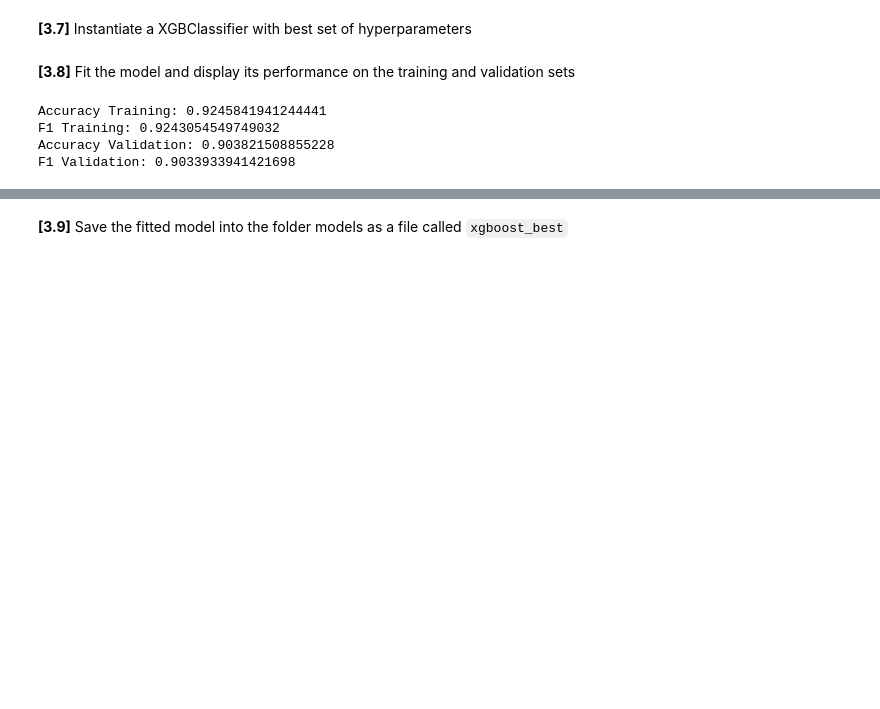
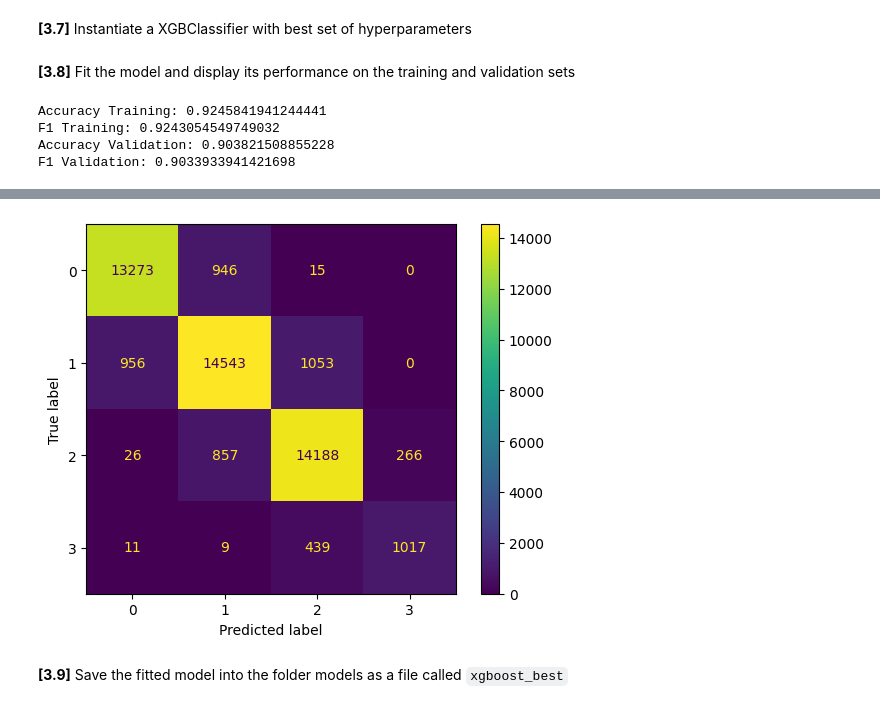
Before and after one commit to reasmey-tith/adv_mla_lab_5, a Jupyter notebook: notebooks/36120_Lab5_Ex3_Solutions.ipynb, the cells around one changed output, grey strips where cells are left out. Saved outputs shown, nothing was run; the diff lists cells and outputs as text; code cells hidden in the pictures; blank space fills up the shorter version.

```diff
--- a/notebooks/36120_Lab5_Ex3_Solutions.ipynb
+++ b/notebooks/36120_Lab5_Ex3_Solutions.ipynb
@@ -170,3 +172,12 @@ plt.show()
+# %%
+y_predsv = xgboost2.predict(X_val)
+cm = confusion_matrix(y_val, y_predsv, labels=[0, 1, 2, 3])
+disp = ConfusionMatrixDisplay(confusion_matrix=cm,
+                              display_labels=[0, 1, 2, 3])
+disp.plot()
+plt.show()
+# %% [output]
+[figure, added]
 # %% [markdown]
 **[3.9]** Save the fitted model into the folder models as a file called `xgboost_best`
 # %%
```
Also changed, not shown: parts of 2 cells of this notebook, 4 other files.
